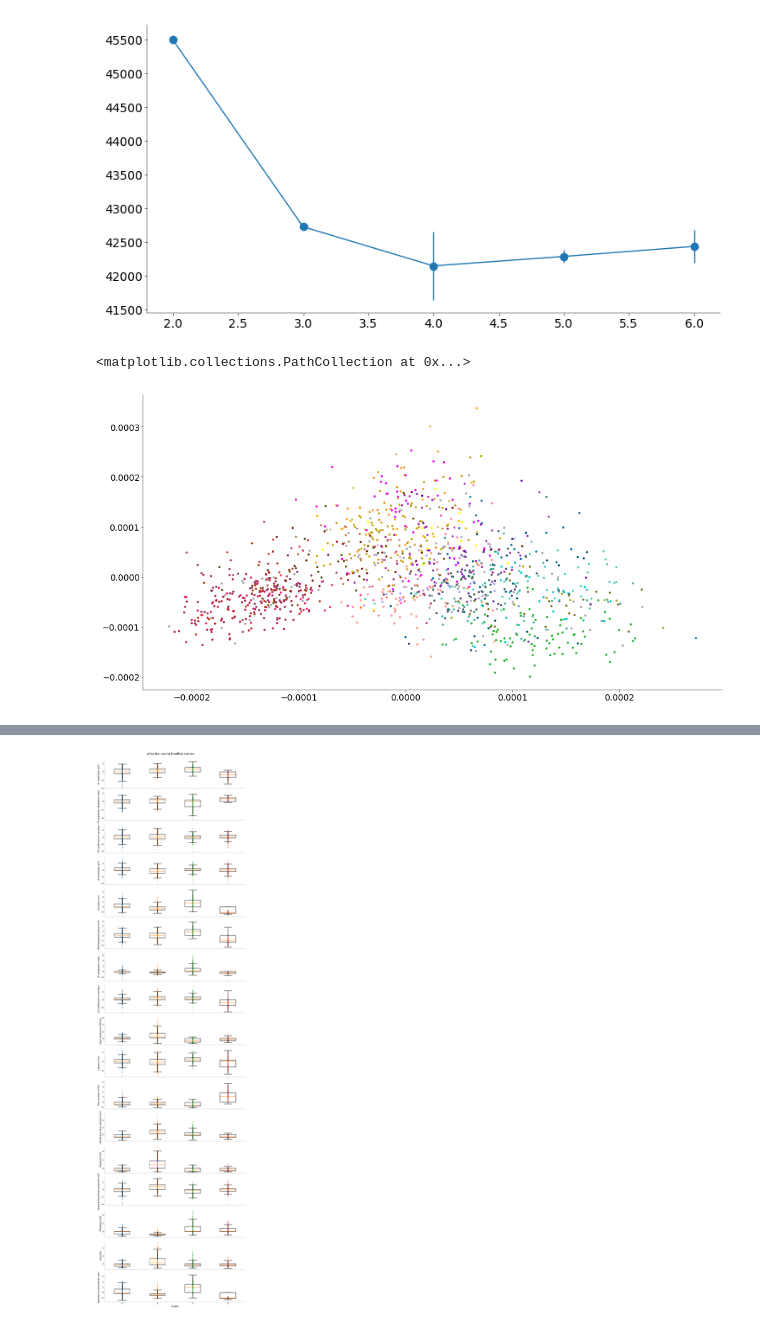
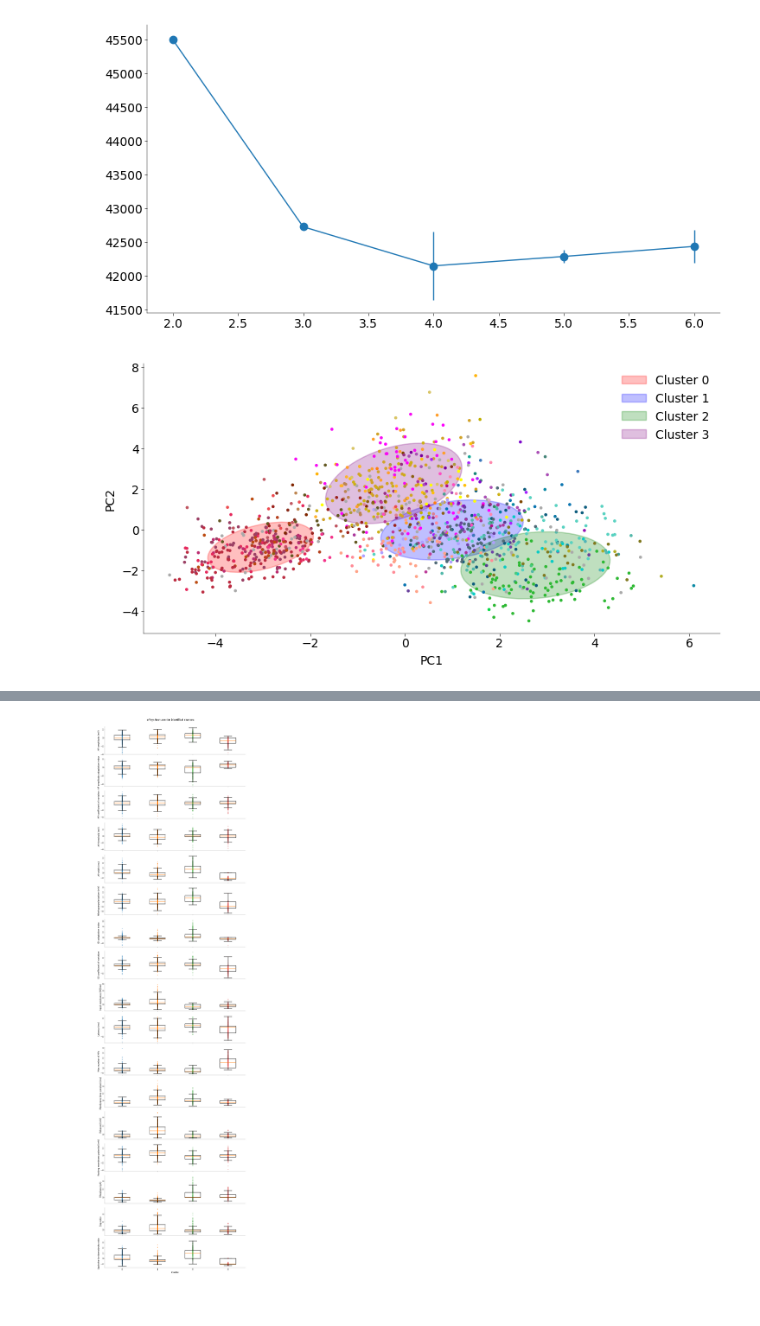
Before and after one commit to Artemii-Shlychkov/NDS_project, a Jupyter notebook: notebooks/Practical_notebook.ipynb, the cells around one changed output, grey strips where cells are left out. Saved outputs shown, nothing was run; the diff lists cells and outputs as text; code cells hidden in the pictures.

```diff
--- a/notebooks/Practical_notebook.ipynb
+++ b/notebooks/Practical_notebook.ipynb
@@ -474,25 +479,66 @@ def plot_ellipse(mean, cov, color, ax):
     ax.add_artist(ell)
 
     return ell
-# %%
-colors = ["red", "blue", "green", "purple", "orange", "black"]
-gmm = GMM(n_components=sklearn_optimal_cluster_number, random_state=42).fit(
-    ephysData_filtered
-)
-
-
-cluster_ids = gmm.predict(ephysData_filtered)
-likelihood = gmm.score_samples(ephysData_filtered)  # log likelihood
-means = gmm.means_
-covariances = gmm.covariances_
-
-
-fig, ax = plt.subplots(1, 1, figsize=(10, 5))
-ax.scatter(PCinit[:, 0], PCinit[:, 1], s=10, c=cluster_colors[keepcells], alpha=1)
-# plot means of clusters
-# %% [output]
-<matplotlib.collections.PathCollection at 0x...>
-[figure, removed]
+# %%
+import numpy as np
+import matplotlib.pyplot as plt
+from sklearn.decomposition import PCA
+from sklearn.mixture import GaussianMixture as GMM
+
+# Assuming ephysData_filtered is your preprocessed data
+# Step 1: Apply PCA
+pca = PCA(n_components=2)  # Reduce to 2 components for visualization
+ephysData_pca = pca.fit_transform(ephysData_filtered)
+
+# Step 2: Fit GMM on the PCA-transformed data
+gmm = GMM(n_components=sklearn_optimal_cluster_number, random_state=42).fit(
+    ephysData_pca
+)
+
+# Predict cluster IDs and calculate log likelihoods
+cluster_ids = gmm.predict(ephysData_pca)
+likelihood = gmm.score_samples(ephysData_pca)  # log likelihood
+means = gmm.means_
+covariances = gmm.covariances_
+
+# Step 3: Plot clusters
+colors = ["red", "blue", "green", "purple", "orange", "black"]
+
+# Create an ellipse for each cluster
+for i in range(sklearn_optimal_cluster_number):
+    v, w = np.linalg.eigh(covariances[i])
+    v = 2.0 * np.sqrt(2.0) * np.sqrt(v)
+    u = w[0] / np.linalg.norm(w[0])
+    angle = np.arctan(u[1] / u[0])
+    angle = 180.0 * angle / np.pi  # convert to degrees
+    ell = matplotlib.patches.Ellipse(
+        xy=means[i],
+        width=v[0],
+        height=v[1],
+        angle=180.0 + angle,
+        color=colors[
+            i % len(colors)
+        ],  # Ensure color index does not exceed available colors
+        alpha=0.25,
+        label=f"Cluster {i}",
+    )
+    plt.gca().add_artist(ell)
+
+# Scatter plot for the data points
+plt.scatter(
+    ephysData_pca[:, 0],
+    ephysData_pca[:, 1],
+    s=10,
+    c=cluster_colors[keepcells],
+    alpha=1,
+    zorder=10,
+)
+plt.xlabel("PC1")
+plt.ylabel("PC2")
+plt.legend()
+plt.show()
+# %% [output]
+[figure, added]
 # %%
 Z = TSNE(
     init=PCinit, early_exaggeration=4, random_state=42, perplexity=20
```
Also changed, not shown: parts of 3 cells of this notebook.
